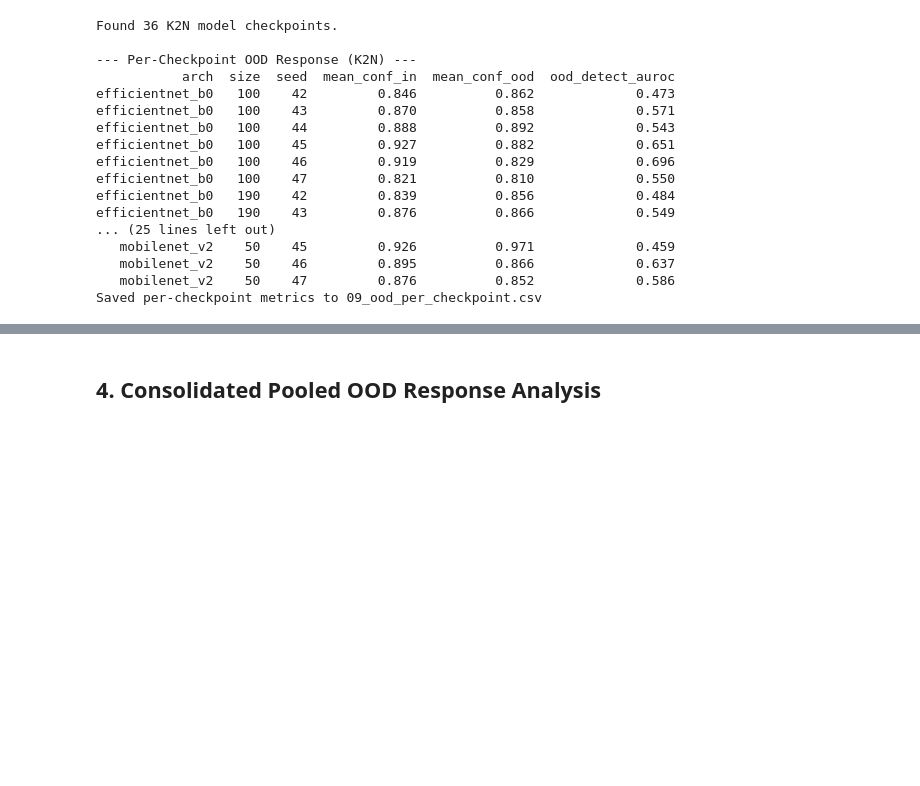
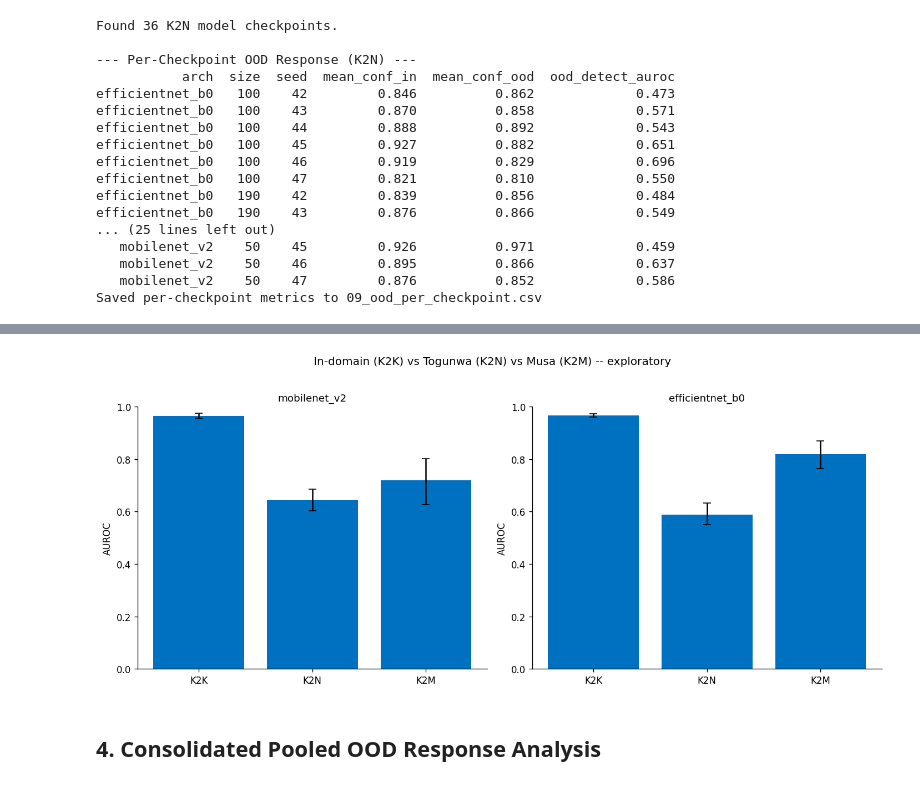
Before and after one commit to codenameberyl/crosspop-cxr-asymmetry, a Jupyter notebook: notebooks/09_ood_musa.ipynb, the cells around one changed output, grey strips where cells are left out. Drawn from its saved outputs; the diff is of its cells as text; code cells hidden in the pictures; blank space fills up the shorter version.

```diff
--- a/notebooks/09_ood_musa.ipynb
+++ b/notebooks/09_ood_musa.ipynb
@@ -173,0 +177,86 @@ Saved per-checkpoint metrics to 09_ood_per_checkpoint.csv
+# %%
+musa_id_records = []
+
+for ckpt_path in k2n_checkpoints:
+    info = RES.parse_run_id(ckpt_path.stem)
+    model = M.build_model(info["arch"], pretrained=False)
+    model.load_state_dict(torch.load(ckpt_path, map_location=device))
+
+    id_output = INF.predict(model, id_dataset, device, batch_size=32, num_workers=2)
+
+    n_bins = MET.n_bins_for_sample_size(len(id_output["y_true"]), config.ECE_MIN_BINS, config.ECE_MAX_BINS)
+    debiased_ece, raw_ece, bias = MET.bootstrap_debiased_ece(
+        id_output["y_true"], id_output["y_prob"], n_bins=n_bins,
+        n_boot=config.DEBIAS_ECE_N_BOOT, seed=config.SEED
+    )
+    auroc_val = MET.auroc(id_output["y_true"], id_output["y_prob"])
+
+    musa_id_records.append({
+        **{k: info[k] for k in ("arch", "size", "seed") if k in info},
+        "condition": "K2M",
+        "n": len(id_output["y_true"]),
+        "auroc": auroc_val,
+        "ece_debiased": debiased_ece,
+        "n_bins_used": n_bins,
+    })
+
+musa_id_df = pd.DataFrame(musa_id_records)
+print("\n--- K2M: K2N checkpoints on Musa NORMAL/PNEUMONIA (exploratory generalization check) ---")
+print(musa_id_df.to_string(index=False))
+
+musa_id_path = config.RESULTS_DIR / "09_musa_id_generalization.csv"
+musa_id_df.to_csv(musa_id_path, index=False)
+print(f"Saved: {musa_id_path.name}")
+
+# Run-level bootstrap CI per architecture (descriptive, no gap/asymmetry test)
+print("\n--- Run-level bootstrap AUROC/ECE, per architecture ---")
+k2m_summary_rows = []
+for arch in config.ARCHITECTURES:
+    sub = musa_id_df[musa_id_df.arch == arch]
+    auroc_mean, auroc_lo, auroc_hi, _ = ST.run_level_bootstrap_ci(sub["auroc"].values, seed=config.SEED)
+    ece_mean, ece_lo, ece_hi, _ = ST.run_level_bootstrap_ci(sub["ece_debiased"].values, seed=config.SEED)
+    k2m_summary_rows.append({
+        "arch": arch, "n_runs": len(sub),
+        "auroc_mean": round(auroc_mean, 3), "auroc_lo": round(auroc_lo, 3), "auroc_hi": round(auroc_hi, 3),
+        "ece_debiased_mean": round(ece_mean, 3), "ece_lo": round(ece_lo, 3), "ece_hi": round(ece_hi, 3),
+    })
+k2m_summary = pd.DataFrame(k2m_summary_rows)
+print(k2m_summary.to_string(index=False))
+k2m_summary.to_csv(config.RESULTS_DIR / "09_k2m_run_level.csv", index=False)
+
+# Descriptive three-way comparison: K2K (in-domain) vs K2N (Togunwa) vs K2M (Musa)
+existing_summary = pd.read_csv(config.RESULTS_DIR / "04_inference_summary_extended.csv")
+comparison_rows = []
+for arch in config.ARCHITECTURES:
+    for cond in ["K2K", "K2N"]:
+        sub = existing_summary[(existing_summary.arch == arch) & (existing_summary.condition == cond)]
+        if len(sub) == 0:
+            continue
+        mean_est, lo, hi, _ = ST.run_level_bootstrap_ci(sub["auroc"].values, seed=config.SEED)
+        comparison_rows.append({"arch": arch, "condition": cond, "n_runs": len(sub),
+                                 "auroc_mean": round(mean_est, 3), "auroc_lo": round(lo, 3), "auroc_hi": round(hi, 3)})
+    k2m_row = k2m_summary[k2m_summary.arch == arch].iloc[0]
+    comparison_rows.append({"arch": arch, "condition": "K2M", "n_runs": int(k2m_row["n_runs"]),
+                             "auroc_mean": k2m_row["auroc_mean"], "auroc_lo": k2m_row["auroc_lo"], "auroc_hi": k2m_row["auroc_hi"]})
+
+comparison_table = pd.DataFrame(comparison_rows)
+print("\n--- Descriptive comparison: K2K (in-domain) vs K2N (Togunwa) vs K2M (Musa) ---")
+print(comparison_table.to_string(index=False))
+comparison_table.to_csv(config.RESULTS_DIR / "09_three_way_comparison.csv", index=False)
+
+fig, axes = plt.subplots(1, len(config.ARCHITECTURES), figsize=(6 * len(config.ARCHITECTURES), 5), squeeze=False)
+for ax, arch in zip(axes[0], config.ARCHITECTURES):
+    sub = comparison_table[comparison_table.arch == arch]
+    x = np.arange(len(sub))
+    yerr = [sub["auroc_mean"] - sub["auroc_lo"], sub["auroc_hi"] - sub["auroc_mean"]]
+    ax.bar(x, sub["auroc_mean"], yerr=yerr, capsize=4, color=config.BRAND["C3"])
+    ax.set_xticks(x)
+    ax.set_xticklabels(sub["condition"])
+    ax.set_ylabel("AUROC")
+    ax.set_title(f"{arch}")
+    ax.set_ylim(0, 1)
+fig.suptitle("In-domain (K2K) vs Togunwa (K2N) vs Musa (K2M) -- exploratory", y=1.02)
+fig.tight_layout()
+fig.savefig(config.FIGURES_DIR / "09_three_way_comparison.png", dpi=120, bbox_inches="tight")
+plt.show()
+# %% [output]
@@ -174,3 +280,4 @@ Saved per-checkpoint metrics to 09_ood_per_checkpoint.csv
+[figure, added]
 # %% [markdown]
 ## 4. Consolidated Pooled OOD Response Analysis
 # %%
```
Also changed, not shown: parts of 4 cells of this notebook, 1 other file.
